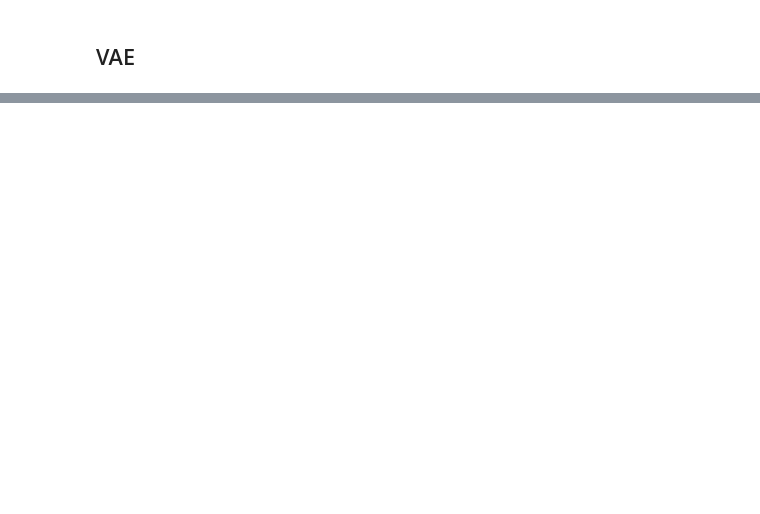
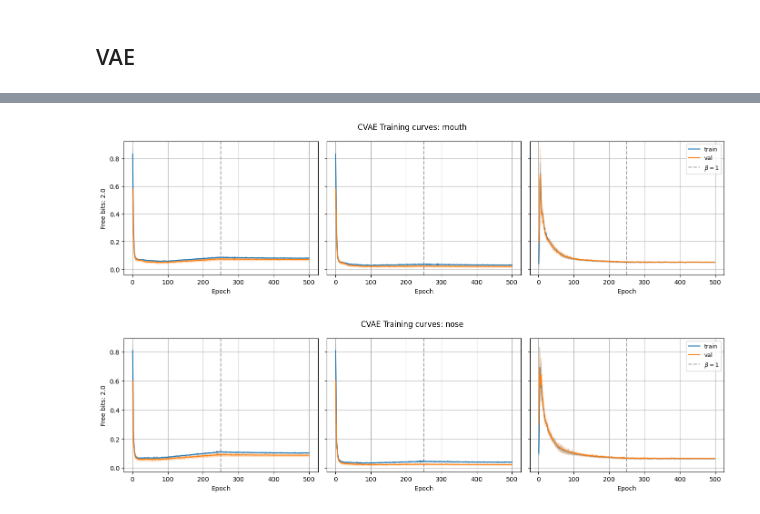
Before and after one commit to leon-rny/neural-network-breath-modeling, a Jupyter notebook: tstr.ipynb, the cells around one changed output, grey strips where cells are left out. Saved outputs shown, nothing was run; the diff lists cells and outputs as text; code cells hidden in the pictures; blank space fills up the shorter version.

```diff
--- a/tstr.ipynb
+++ b/tstr.ipynb
@@ -510,0 +412,34 @@ for seed in SEEDS:
+# %%
+# training curves
+pairs = [('train_loss', 'val_loss', 'Total loss'),
+         ('train_recon', 'val_recon', 'Reconstruction loss'),
+         ('train_kl', 'val_kl', 'KL divergence')]
+
+for region in REGIONS:
+    fig, axes = plt.subplots(1, 3, figsize=(14, 4), sharey='row', sharex=True)
+    fig.suptitle(f'CVAE Training curves: {region}')
+
+    hists = [pd.read_csv(f'results/experiments/cvae/{region}_s{seed}_fb0.0_train_history.csv') for seed in SEEDS]
+    epochs = hists[0]['epoch'].values
+    beta_one_median = int(np.median([h.loc[h['beta'] >= 1.0, 'epoch'].min() for h in hists]))
+
+    for col, (tr_col, vl_col, title) in enumerate(pairs):
+        ax = axes[col]
+        for data_col, label, color in [(tr_col, 'train', 'tab:blue'), (vl_col, 'val', 'tab:orange')]:
+            vals = np.stack([h[data_col].values for h in hists])
+            mean = vals.mean(axis=0)
+            std  = vals.std(axis=0)
+            ax.plot(epochs, mean, label=label, color=color)
+            ax.fill_between(epochs, mean - std, mean + std, alpha=0.2, color=color)
+        ax.axvline(beta_one_median, color='gray', linestyle='--', alpha=0.7, label=r'$\beta=1$')
+        if col == 0:
+            ax.set_ylabel(f'Free bits: {free_bit}')
+        ax.set_xlabel('Epoch')
+        ax.legend(loc='upper right') if col == 2 else None
+        ax.grid()
+
+    plt.tight_layout()
+    plt.show()
+# %% [output]
+[figure, added]
+[figure, added]
```
Also changed, not shown: parts of 40 cells of this notebook.
